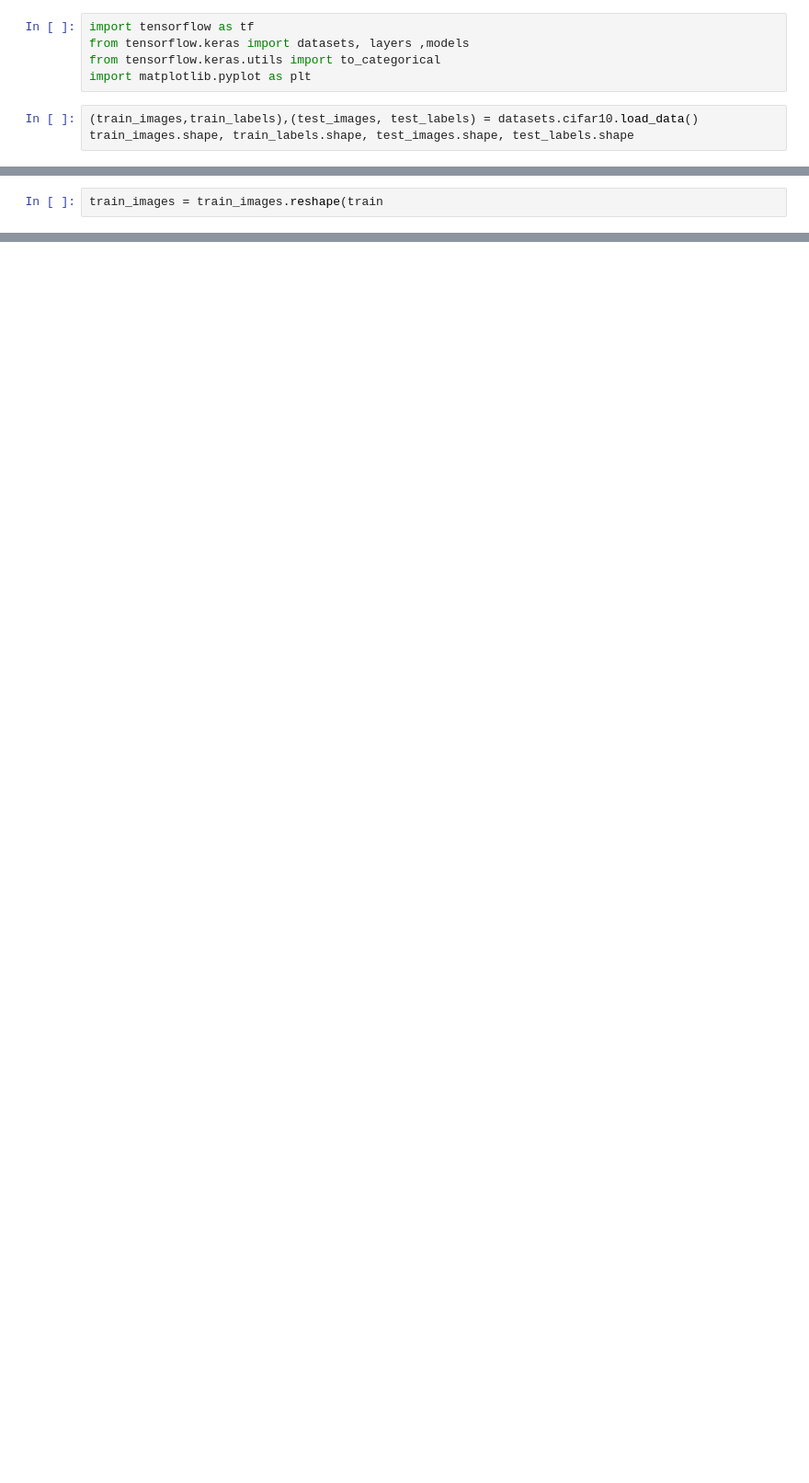
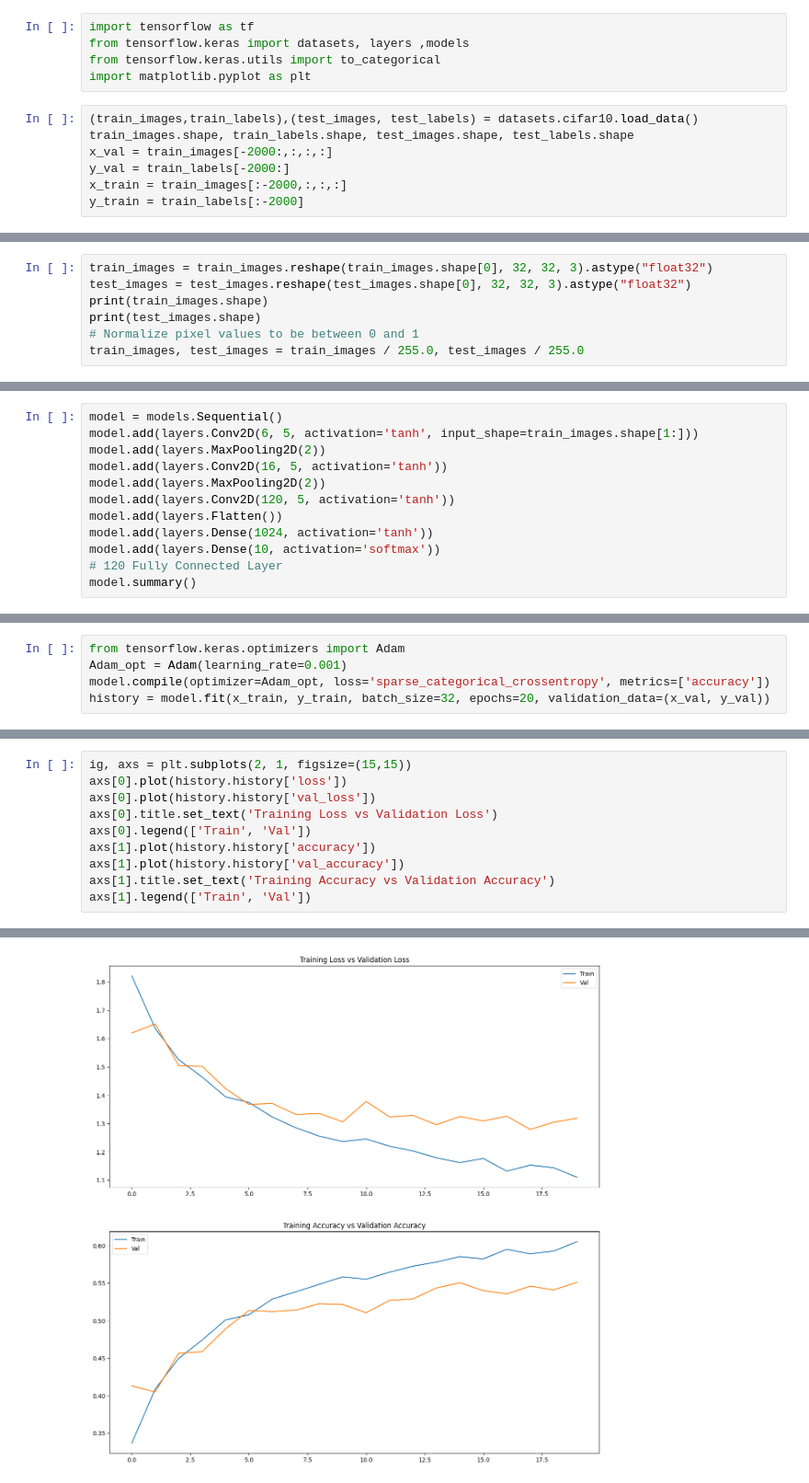
Before and after one commit to BrianCheng-TheLegend/2023_ArtificialIntelligence, a Jupyter notebook: IOT_hw4/CIFAR.ipynb, the cells around one changed output, grey strips where cells are left out. Shown at 92% size. Drawn from its saved outputs; the diff is of its cells as text; blank space fills up the shorter version.

```diff
--- a/IOT_hw4/CIFAR.ipynb
+++ b/IOT_hw4/CIFAR.ipynb
@@ -6,4 +11,8 @@ import matplotlib.pyplot as plt
 # %%
 (train_images,train_labels),(test_images, test_labels) = datasets.cifar10.load_data()
 train_images.shape, train_labels.shape, test_images.shape, test_labels.shape
+x_val = train_images[-2000:,:,:,:]
+y_val = train_labels[-2000:]
+x_train = train_images[:-2000,:,:,:]
+y_train = train_labels[:-2000]
 # %% [output]
@@ -24,2 +32,7 @@ plt.show()
 # %%
-train_images = train_images.reshape(train
+train_images = train_images.reshape(train_images.shape[0], 32, 32, 3).astype("float32")
+test_images = test_images.reshape(test_images.shape[0], 32, 32, 3).astype("float32")
+print(train_images.shape)
+print(test_images.shape)
+# Normalize pixel values to be between 0 and 1
+train_images, test_images = train_images / 255.0, test_images / 255.0
@@ -25,0 +55,12 @@ train_images = train_images.reshape(train
+# %%
+model = models.Sequential()
+model.add(layers.Conv2D(6, 5, activation='tanh', input_shape=train_images.shape[1:]))
+model.add(layers.MaxPooling2D(2))
+model.add(layers.Conv2D(16, 5, activation='tanh'))
+model.add(layers.MaxPooling2D(2))
+model.add(layers.Conv2D(120, 5, activation='tanh'))
+model.add(layers.Flatten())
+model.add(layers.Dense(1024, activation='tanh'))
+model.add(layers.Dense(10, activation='softmax'))
+# 120 Fully Connected Layer
+model.summary()
@@ -25,0 +91,5 @@ train_images = train_images.reshape(train
+# %%
+from tensorflow.keras.optimizers import Adam
+Adam_opt = Adam(learning_rate=0.001)
+model.compile(optimizer=Adam_opt, loss='sparse_categorical_crossentropy', metrics=['accuracy'])
+history = model.fit(x_train, y_train, batch_size=32, epochs=20, validation_data=(x_val, y_val))
@@ -25,0 +114,11 @@ train_images = train_images.reshape(train
+# %%
+ig, axs = plt.subplots(2, 1, figsize=(15,15))
+axs[0].plot(history.history['loss'])
+axs[0].plot(history.history['val_loss'])
+axs[0].title.set_text('Training Loss vs Validation Loss')
+axs[0].legend(['Train', 'Val'])
+axs[1].plot(history.history['accuracy'])
+axs[1].plot(history.history['val_accuracy'])
+axs[1].title.set_text('Training Accuracy vs Validation Accuracy')
+axs[1].legend(['Train', 'Val'])
+# %% [output]
@@ -25,0 +126 @@ train_images = train_images.reshape(train
+[figure, added]
```
Also changed, not shown: parts of 15 cells of this notebook.
